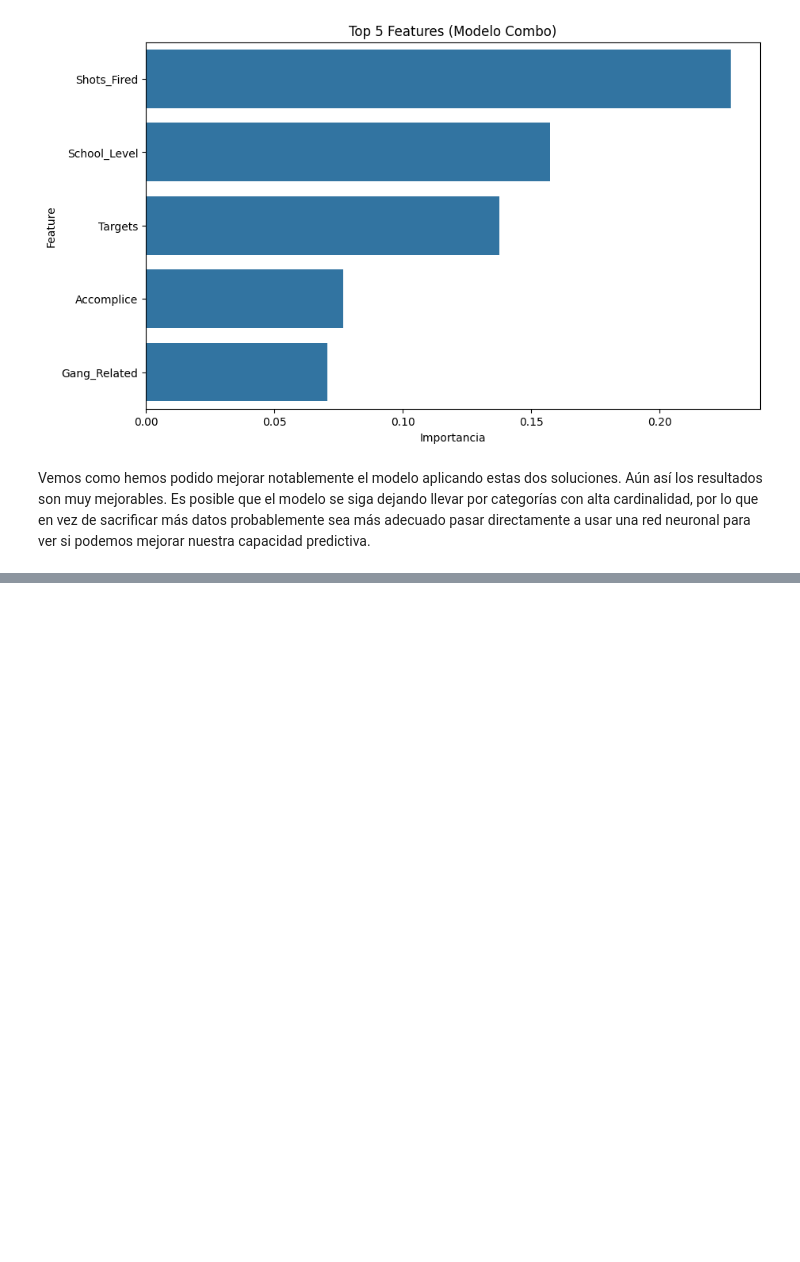
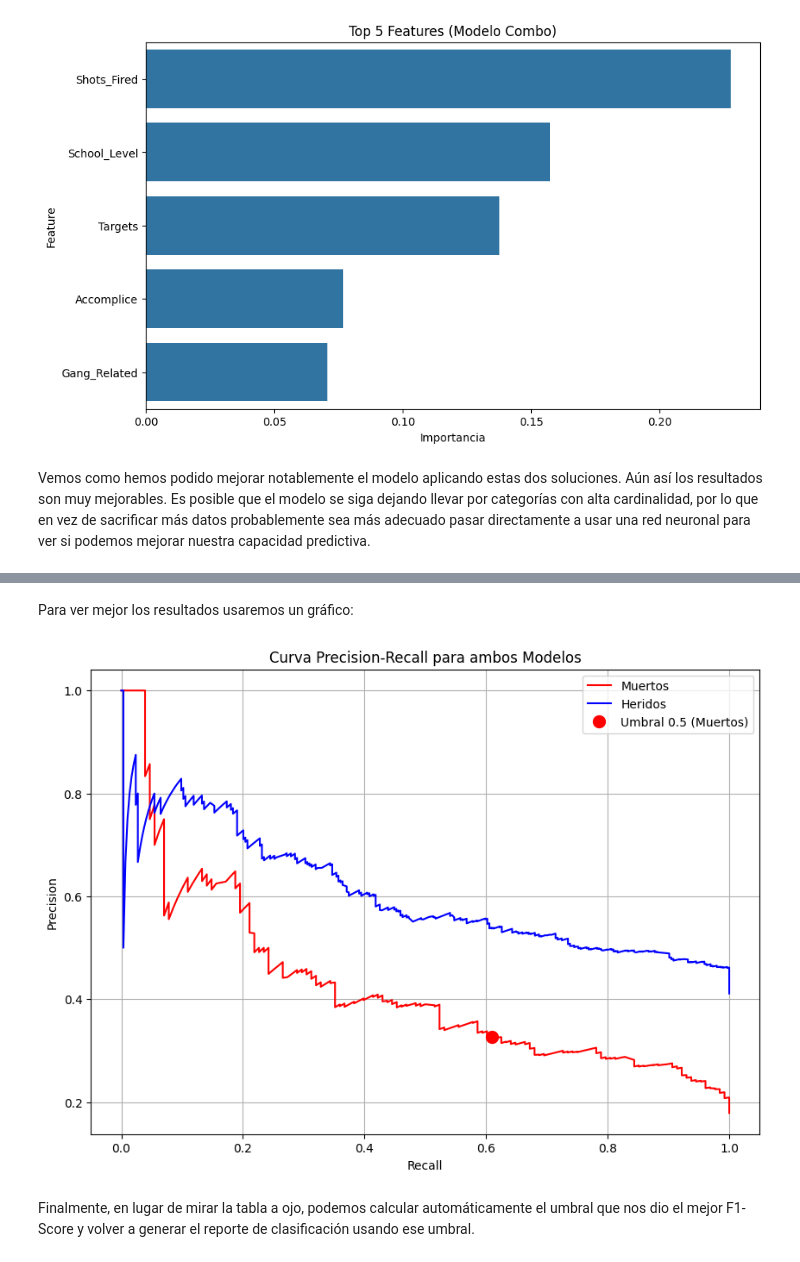
Before and after one commit to Guilleblaanco/Angular-web, a Jupyter notebook: Biofisica1.ipynb, the cells around one changed output, grey strips where cells are left out. Cells and saved outputs as stored; diff of their text form; code cells hidden in the pictures; blank space fills up the shorter version.

```diff
--- a/Biofisica1.ipynb
+++ b/Biofisica1.ipynb
@@ -530,0 +939,45 @@ Vemos como hemos podido mejorar notablemente el modelo aplicando estas dos soluc
+# %% [markdown]
+Para ver mejor los resultados usaremos un gráfico:
+# %%
+from sklearn.metrics import precision_recall_curve, average_precision_score
+import matplotlib.pyplot as plt
+
+# Obtener los puntos de la curva para 'Muertos'
+precision_m, recall_m, thresholds_m = precision_recall_curve(
+    y_true_muertos,
+    y_prob_muertos
+)
+# Calcular el área bajo la curva (una métrica de rendimiento general)
+ap_m = average_precision_score(y_true_muertos, y_prob_muertos)
+
+# Obtener los puntos de la curva para 'Heridos'
+y_true_heridos = y_test[:, 1]
+y_prob_heridos = y_pred_prob[:, 1]
+precision_h, recall_h, thresholds_h = precision_recall_curve(
+    y_true_heridos,
+    y_prob_heridos
+)
+ap_h = average_precision_score(y_true_heridos, y_prob_heridos)
+
+
+# Graficar
+plt.figure(figsize=(10, 7))
+plt.plot(recall_m, precision_m, label=f'Muertos', color='red')
+plt.plot(recall_h, precision_h, label=f'Heridos', color='blue')
+
+# Marcar el punto del umbral 0.5 que teníamos
+# (Encontramos el índice más cercano al umbral 0.5)
+idx_m = np.argmin(np.abs(thresholds_m - 0.5))
+plt.plot(recall_m[idx_m], precision_m[idx_m], 'ro', markersize=10,
+         label='Umbral 0.5 (Muertos)')
+
+plt.title('Curva Precision-Recall para ambos Modelos')
+plt.xlabel('Recall')
+plt.ylabel('Precision')
+plt.legend()
+plt.grid(True)
+plt.savefig("pr_curve_mlp.png")
+# %% [output]
+[figure, added]
+# %% [markdown]
+Finalmente, en lugar de mirar la tabla a ojo, podemos calcular automáticamente el umbral que nos dio el mejor F1-Score y volver a generar el reporte de clasificación usando ese umbral.
```
Also changed, not shown: parts of 35 cells of this notebook.
